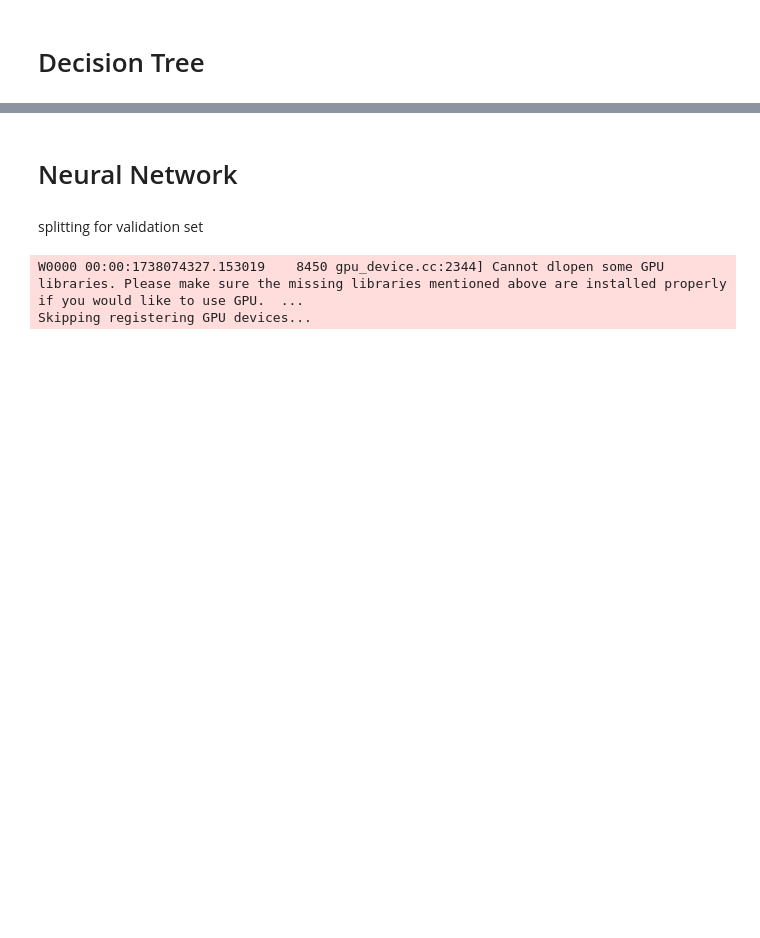
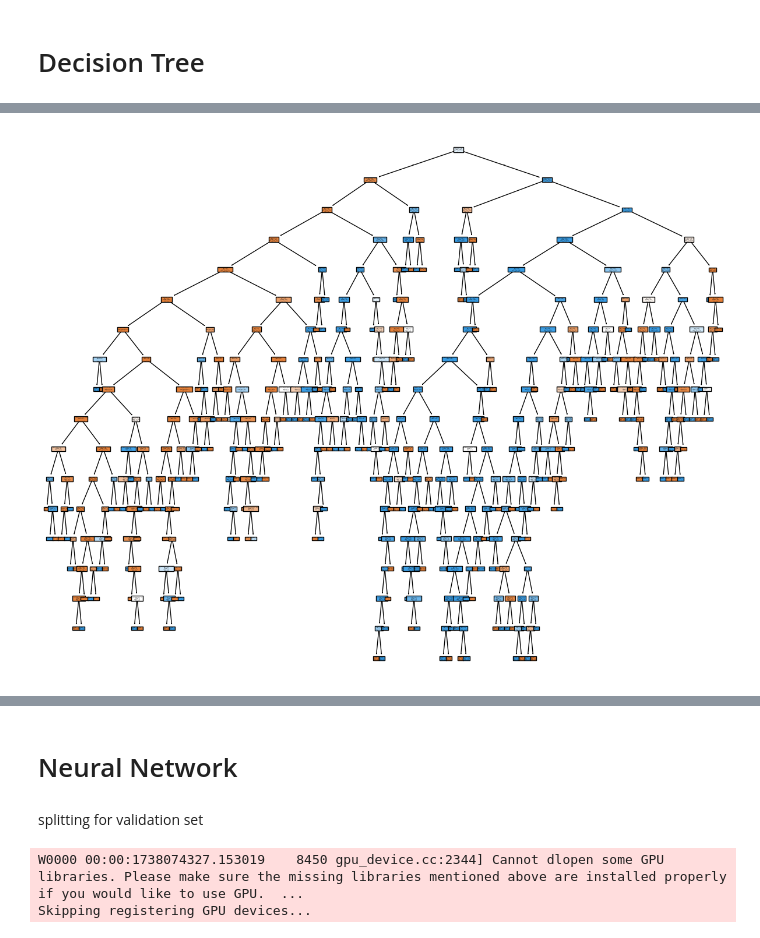
Before and after one commit to MartorelliLuca/IntrusionDetectionML, a Jupyter notebook: IntrusionDetectionProject.ipynb, the cells around one changed output, grey strips where cells are left out. Cells and saved outputs as stored; diff of their text form; code cells hidden in the pictures; blank space fills up the shorter version.

```diff
--- a/IntrusionDetectionProject.ipynb
+++ b/IntrusionDetectionProject.ipynb
@@ -275,0 +325,36 @@ weighted avg       1.00      1.00      1.00     25195
+# %%
+clf = DecisionTreeClassifier(random_state=42)
+clf.fit(X_train, y_train)
+# Ottenere i valori di ccp_alpha per la potatura
+path = clf.cost_complexity_pruning_path(X_train, y_train)
+ccp_alphas = path.ccp_alphas[:-1]  # Escludiamo l'ultimo valore (albero con solo radice)
+
+# Creare e testare alberi con diversi valori di ccp_alpha
+best_alpha = None
+best_accuracy = 0
+for alpha in ccp_alphas:
+    clf_pruned = DecisionTreeClassifier(random_state=42, ccp_alpha=alpha)
+    clf_pruned.fit(X_train, y_train)
+    y_pred = clf_pruned.predict(X_val)
+    acc = accuracy_score(y_val, y_val_pred)
+
+    if acc > best_accuracy:  # Troviamo l'alpha con miglior accuratezza
+        best_accuracy = acc
+        best_alpha = alpha
+
+# Allenare l'albero finale con il miglior alpha
+clf_final = DecisionTreeClassifier(random_state=42, ccp_alpha=best_alpha)
+clf_final.fit(X_train, y_train)
+
+# 8. Valutazione sul validation set
+y_pred_val = clf_final.predict(X_val)
+val_accuracy = accuracy_score(y_val, y_pred_val)
+print("\nBest Alpha:", best_alpha)
+print("Validation Accuracy with Best Alpha:", val_accuracy)
+
+# 9. Valutazione sul test set
+y_pred_test = clf_final.predict(X_test)
+test_accuracy = accuracy_score(y_test, y_pred_test)
+print("Test Accuracy with Best Alpha:", test_accuracy)
+
+print("\nClassification Report (Test Set):\n", classification_report(y_test, y_pred_test))
@@ -275,0 +375,6 @@ weighted avg       1.00      1.00      1.00     25195
+# %%
+fig = plt.figure(figsize=(15, 12))
+plot_tree(clf_final, filled=True, feature_names=X.columns, class_names=True)
+plt.show()
+# %% [output]
+[figure, added]
```
Also changed, not shown: parts of 22 cells of this notebook.
